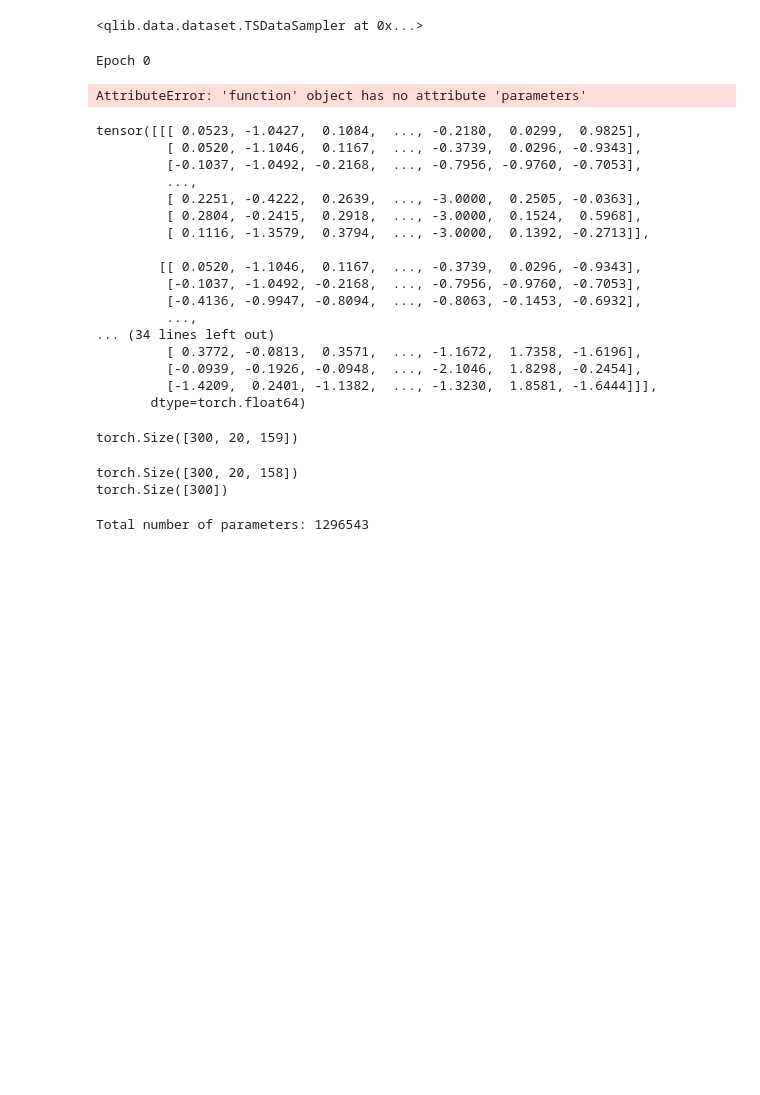
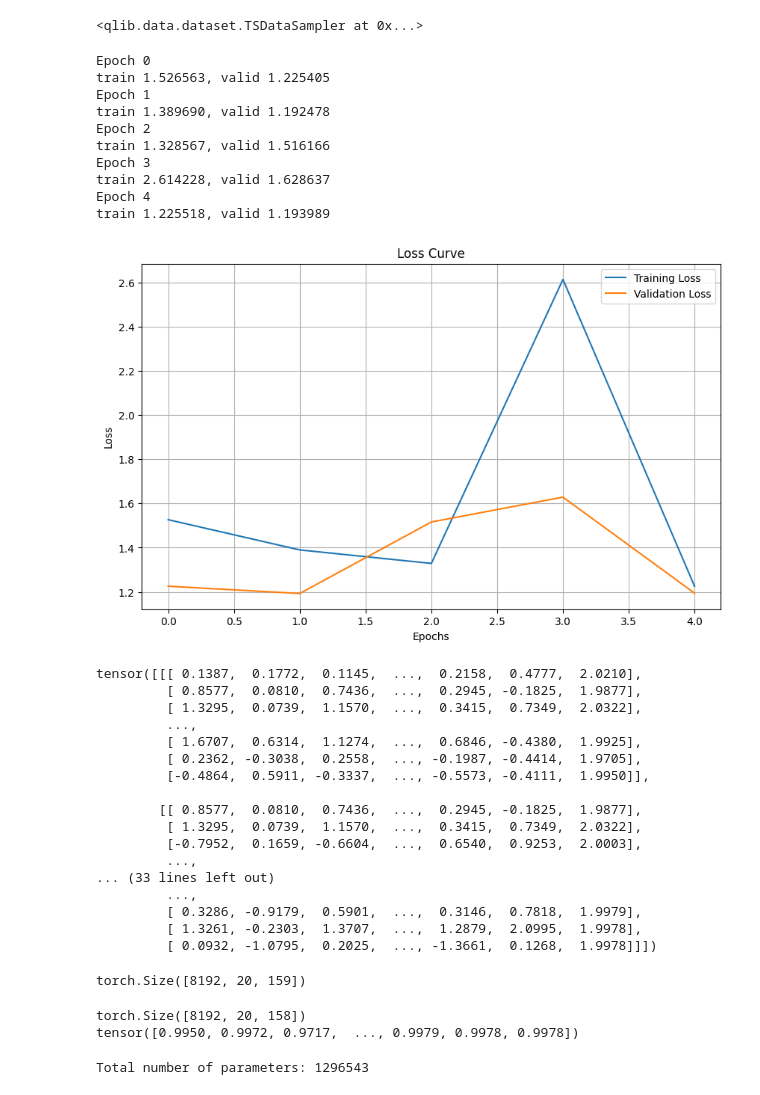
Before and after one commit to 17hhh/myqlib, a Jupyter notebook: workspace/modelTrain.ipynb, the cells around one changed output. Cells and saved outputs as stored; diff of their text form; code cells hidden in the pictures; blank space fills up the shorter version.

```diff
--- a/workspace/modelTrain.ipynb
+++ b/workspace/modelTrain.ipynb
@@ -128,7 +128,7 @@ from qlib.data.dataset import TSDatasetH
 from qlib.contrib.model.pytorch_alstm_ts import ALSTM
 
 # 配置数据
-train_period = ("2017-01-01", "2018-12-31")
+train_period = ("2018-01-01", "2018-12-31")
 valid_period = ("2019-01-01", "2019-12-31")
 test_period = ("2020-01-01", "2020-08-01")
 
@@ -196,40 +198,49 @@ torch.cuda.manual_seed_all(seed)
 torch.manual_seed(seed)
 
 train_loader = DataLoader(
-dl_train, batch_size=8192, shuffle=False, num_workers=0, drop_last=True
+dl_train, batch_size=5192, shuffle=True, num_workers=0, drop_last=True
 )
 valid_loader = DataLoader(
-dl_valid, batch_size=8192, shuffle=False, num_workers=0, drop_last=True
+dl_valid, batch_size=5192, shuffle=True, num_workers=0, drop_last=True
 )
 # %%
 from transformerModule import train_transformer, test_transformer
 import matplotlib.pyplot as plt
-n_epochs = 300
+n_epochs = 5
 train_losses = []
 val_losses = []
 for epoch in range(n_epochs):
     print("Epoch %d" % epoch)
-    train_transformer(train_loader)
+    train_transformer(train_loader, epoch)
     train_loss, train_score =test_transformer(train_loader)
     val_loss, val_score = test_transformer(valid_loader)
     print("train %.6f, valid %.6f" % (train_score, val_score))
     train_losses.append(train_loss)
     val_losses.append(val_loss)
 
 
 # 绘制损失曲线
 plt.figure(figsize=(10, 6))
 plt.plot(train_losses, label='Training Loss')
 plt.plot(val_losses, label='Validation Loss')
 plt.title('Loss Curve')
 plt.xlabel('Epochs')
 plt.ylabel('Loss')
 plt.legend()
 plt.grid(True)
 plt.show()
 # %% [output]
 Epoch 0
+train 1.526563, valid 1.225405
+Epoch 1
+train 1.389690, valid 1.192478
+Epoch 2
+train 1.328567, valid 1.516166
+Epoch 3
+train 2.614228, valid 1.628637
+Epoch 4
+train 1.225518, valid 1.193989
-AttributeError: 'function' object has no attribute 'parameters'
+[figure, added]
 # %%
 import matplotlib.pyplot as plt
 
@@ -251,28 +262,28 @@ for batch_idx, inputs in enumerate(train_loader):
 # %%
 one_batch_data
 # %% [output]
-tensor([[[ 0.0523, -1.0427,  0.1084,  ..., -0.2180,  0.0299,  0.9825],
-         [ 0.0520, -1.1046,  0.1167,  ..., -0.3739,  0.0296, -0.9343],
-         [-0.1037, -1.0492, -0.2168,  ..., -0.7956, -0.9760, -0.7053],
+tensor([[[ 0.1387,  0.1772,  0.1145,  ...,  0.2158,  0.4777,  2.0210],
+         [ 0.8577,  0.0810,  0.7436,  ...,  0.2945, -0.1825,  1.9877],
+         [ 1.3295,  0.0739,  1.1570,  ...,  0.3415,  0.7349,  2.0322],
          ...,
-         [ 0.2251, -0.4222,  0.2639,  ..., -3.0000,  0.2505, -0.0363],
-         [ 0.2804, -0.2415,  0.2918,  ..., -3.0000,  0.1524,  0.5968],
-         [ 0.1116, -1.3579,  0.3794,  ..., -3.0000,  0.1392, -0.2713]],
+         [ 1.6707,  0.6314,  1.1274,  ...,  0.6846, -0.4380,  1.9925],
+         [ 0.2362, -0.3038,  0.2558,  ..., -0.1987, -0.4414,  1.9705],
+         [-0.4864,  0.5911, -0.3337,  ..., -0.5573, -0.4111,  1.9950]],
 
-        [[ 0.0520, -1.1046,  0.1167,  ..., -0.3739,  0.0296, -0.9343],
-         [-0.1037, -1.0492, -0.2168,  ..., -0.7956, -0.9760, -0.7053],
-         [-0.4136, -0.9947, -0.8094,  ..., -0.8063, -0.1453, -0.6932],
+        [[ 0.8577,  0.0810,  0.7436,  ...,  0.2945, -0.1825,  1.9877],
+         [ 1.3295,  0.0739,  1.1570,  ...,  0.3415,  0.7349,  2.0322],
+         [-0.7952,  0.1659, -0.6604,  ...,  0.6540,  0.9253,  2.0003],
          ...,
-... (34 lines left out)
-         [ 0.3772, -0.0813,  0.3571,  ..., -1.1672,  1.7358, -1.6196],
-         [-0.0939, -0.1926, -0.0948,  ..., -2.1046,  1.8298, -0.2454],
-         [-1.4209,  0.2401, -1.1382,  ..., -1.3230,  1.8581, -1.6444]]],
-       dtype=torch.float64)
+... (33 lines left out)
+         ...,
+         [ 0.3286, -0.9179,  0.5901,  ...,  0.3146,  0.7818,  1.9979],
+         [ 1.3261, -0.2303,  1.3707,  ...,  1.2879,  2.0995,  1.9978],
+         [ 0.0932, -1.0795,  0.2025,  ..., -1.3661,  0.1268,  1.9978]]])
 # %%
 # 一个batch的数据
 one_batch_data.shape
 # %% [output]
-torch.Size([300, 20, 159])
+torch.Size([8192, 20, 159])
 # %%
 
 # feature: (8192,20,158)
@@ -280,10 +291,10 @@ feature = one_batch_data[:, :, 0:-1]
 # 8192
 label = one_batch_data[:, -1, -1]
 print(feature.shape)
-print(label.shape)
+print(label)
 # %% [output]
-torch.Size([300, 20, 158])
-torch.Size([300])
+torch.Size([8192, 20, 158])
+tensor([0.9950, 0.9972, 0.9717,  ..., 0.9979, 0.9978, 0.9978])
 # %%
 import numpy as np
 import torch.nn as nn
```
Also changed, not shown: parts of 4 cells of this notebook, 2 other files.
